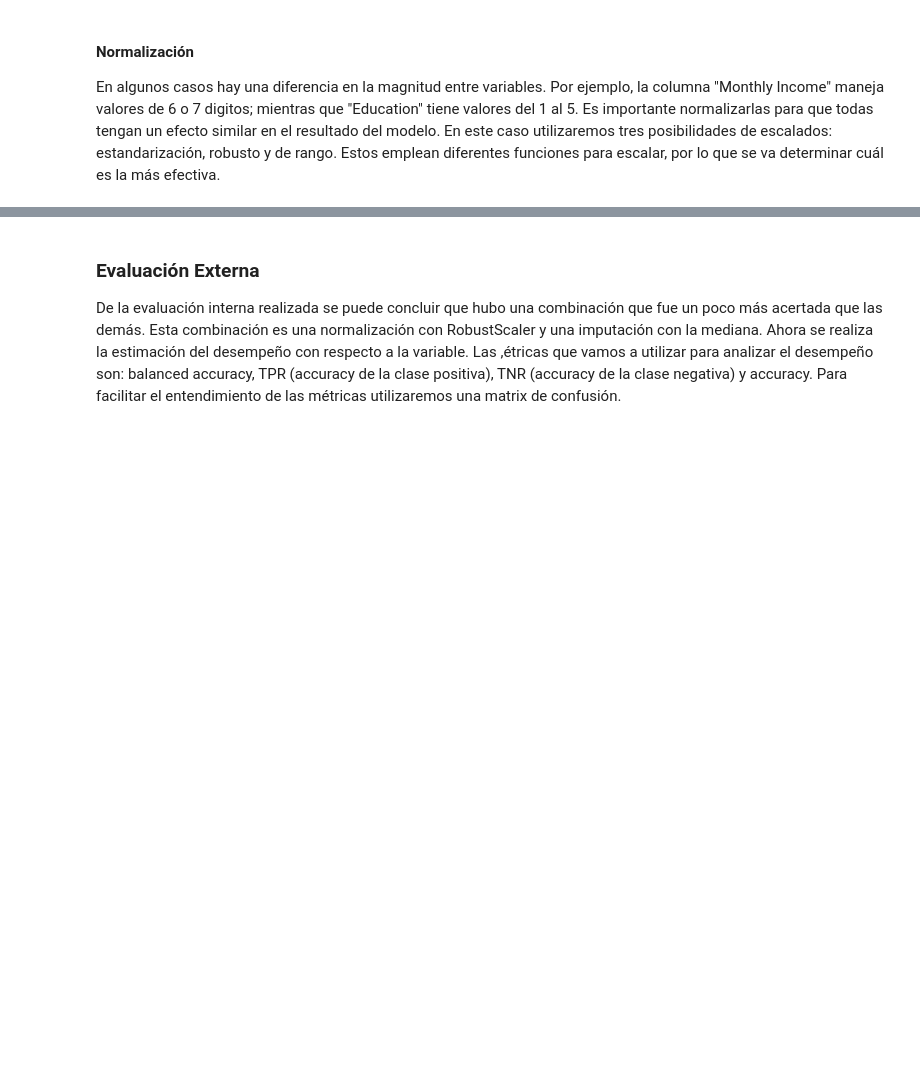
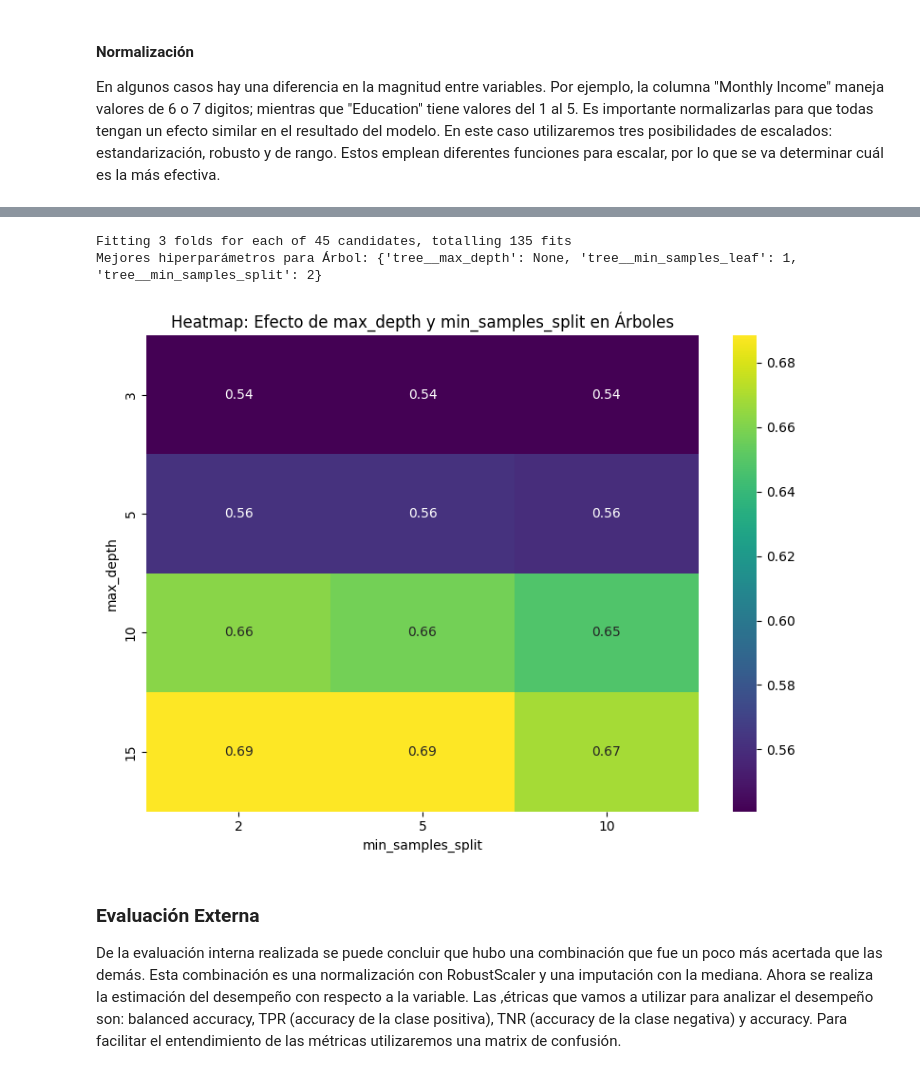
Before and after one commit to 100485446-UC3M/Primera_Practica_Machine_Learning_Grupo16, a Jupyter notebook: Predicciones.ipynb, the cells around one changed output, grey strips where cells are left out. Saved outputs shown, nothing was run; the diff lists cells and outputs as text; code cells hidden in the pictures; blank space fills up the shorter version.

```diff
--- a/Predicciones.ipynb
+++ b/Predicciones.ipynb
@@ -384,3 +487,54 @@ Mejores hiperparámetros: {'knn__metric': 'manhattan', 'knn__n_neighbors': 3, 'k
+# %%
+#Ajuste de Hiperparametros para árboles
+
+best_imputer = best_pipeline.named_steps["imputer"]
+best_scaler = best_pipeline.named_steps["scaler"]
+
+best_pipeline_tree = Pipeline([
+    ("imputer", best_imputer),
+    ("scaler", best_scaler),
+    ("tree", DecisionTreeClassifier())
+])
+
+param_grid_tree = {
+    "tree__max_depth": [3, 5, 10, 15, None],  # Profundidad máxima
+    "tree__min_samples_split": [2, 5, 10],  # Mínimo de muestras para dividir
+    "tree__min_samples_leaf": [1, 2, 5]  # Mínimo de muestras en una hoja
+}
+
+grid_search_tree = GridSearchCV(best_pipeline_tree, param_grid_tree, cv=3, n_jobs=-1, scoring="balanced_accuracy", verbose=3)
+start_time = time.time()
+grid_search_tree.fit(x_train, y_train)
+end_time = time.time()
+training_time = end_time - start_time
+print(f"Training time is equal to:{training_time}")
+
+print(f"Mejores hiperparámetros para Árbol: {grid_search_tree.best_params_}")
+
+best_model_tree = grid_search_tree.best_estimator_
+
+# Convertir los resultados del grid search para árboles a un DataFrame
+results_tree = pd.DataFrame(grid_search_tree.cv_results_)
+
+# Para simplificar, se puede analizar el efecto de 'max_depth' y 'min_samples_split'
+# Crear una tabla pivote: Filas: max_depth, Columnas: min_samples_split, Valores: balanced_accuracy promedio
+pivot_tree = results_tree.pivot_table(
+    index='param_tree__max_depth',
+    columns='param_tree__min_samples_split',
+    values='mean_test_score'
+)
+
+plt.figure(figsize=(8, 6))
+sns.heatmap(pivot_tree, annot=True, cmap="viridis")
+plt.title("Heatmap: Efecto de max_depth y min_samples_split en Árboles")
+plt.xlabel("min_samples_split")
+plt.ylabel("max_depth")
+plt.tight_layout()
+plt.show()
+# %% [output]
+Fitting 3 folds for each of 45 candidates, totalling 135 fits
+Mejores hiperparámetros para Árbol: {'tree__max_depth': None, 'tree__min_samples_leaf': 1, 'tree__min_samples_split': 2}
+[figure, added]
 # %% [markdown]
 ### Evaluación Externa
 De la evaluación interna realizada se puede concluir que hubo una combinación que fue un poco más acertada que las demás. Esta combinación es una normalización con RobustScaler y una imputación con la mediana. Ahora se realiza la estimación del desempeño con respecto a la variable. Las ,étricas que vamos a utilizar para analizar el desempeño son: balanced accuracy, TPR (accuracy de la clase positiva), TNR (accuracy de la clase negativa) y accuracy. Para facilitar el entendimiento de las métricas utilizaremos una matrix de confusión.
```
Also changed, not shown: parts of 9 cells of this notebook.
